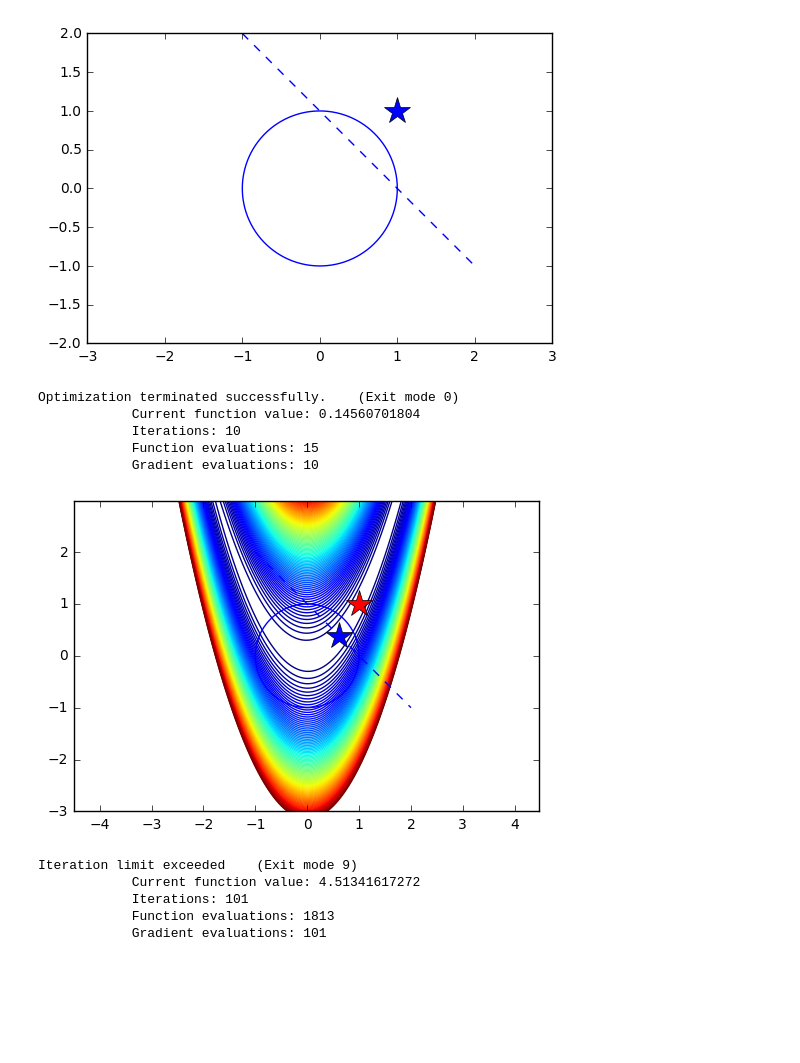
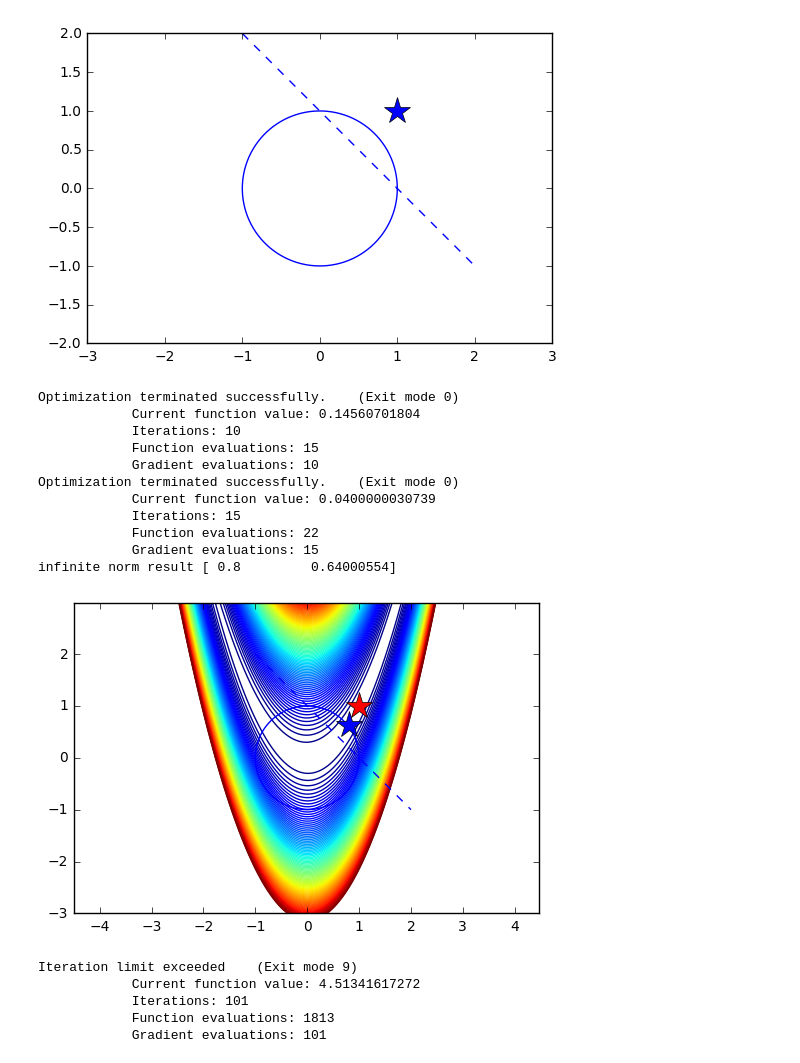
Before and after one commit to SichengHe/OptimizationWorkshop, a Jupyter notebook: OptWorkshop.ipynb, the cells around one changed output. Drawn from its saved outputs; the diff is of its cells as text; code cells hidden in the pictures; blank space fills up the shorter version.

```diff
--- a/OptWorkshop.ipynb
+++ b/OptWorkshop.ipynb
@@ -284,11 +301,24 @@ res = minimize(rosen, x0, jac=rosen_der,constraints=cons, method='SLSQP', option
 post_process_flag = 1
 
 
+#########################################################
 
+cons2 = [{'type': 'ineq',
+          'fun' : lambda x: np.array([0.8 - x[0]]),
+          'jac' : lambda x: np.array([-1.0, 0])},
+        {'type': 'ineq',
+          'fun' : lambda x: np.array([0.8 + x[0]]),
+          'jac' : lambda x: np.array([1.0, 0])},
+        {'type': 'ineq',
+          'fun' : lambda x: np.array([0.8 - x[1]]),
+          'jac' : lambda x: np.array([0, -1.0])},
+        {'type': 'ineq',
+          'fun' : lambda x: np.array([0.8 + x[1]]),
+          'jac' : lambda x: np.array([0, 1.0])},
+         ]
 
-
-
-
+res = minimize(rosen, x0, jac=rosen_der,constraints=cons2, method='SLSQP', options={'disp': True})
+print "infinite norm result", res.x
 
 #########################################################
 
@@ -311,34 +341,40 @@ if (post_process_flag==1):
     plt.plot(x_list_eq,y_list_eq, 'b--')
 
     delta = 0.025
     x = np.arange(-3.0, 3.0, delta)
     y = np.arange(-3.0, 3.0, delta)
     X, Y = np.meshgrid(x, y)
 
     Z = np.array(np.zeros((len(y),len(x))))
     for i in xrange(len(x)):
         for j in xrange(len(y)):
             loc_x = x[i]
             loc_y = y[j]
 
             loc = np.array([loc_x,loc_y])
 
             Z[j,i] = rosen(loc)
 
     levels = np.arange(0, 1000, 10)
     CS = plt.contour(X, Y, Z,levels)
     #plt.clabel(CS, inline=100, fontsize=10)
     plt.plot(res.x[0],res.x[1],"b*",markersize=20)
     plt.plot([1],[1],"r*",markersize=20)
     plt.axes().set_aspect('equal', 'datalim')
     plt.show()
 # %% [output]
 Optimization terminated successfully.    (Exit mode 0)
             Current function value: 0.14560701804
             Iterations: 10
             Function evaluations: 15
             Gradient evaluations: 10
+Optimization terminated successfully.    (Exit mode 0)
+            Current function value: 0.0400000030739
+            Iterations: 15
+            Function evaluations: 22
+            Gradient evaluations: 15
+infinite norm result [ 0.8         0.64000554]
-[figure, old version]
+[figure, new version]
 # %%
 """Part III. KS aggregation: Truss optimization"""
 def get_matrix(areas):
```
Also changed, not shown: parts of 1 cell of this notebook, 2 other files.
